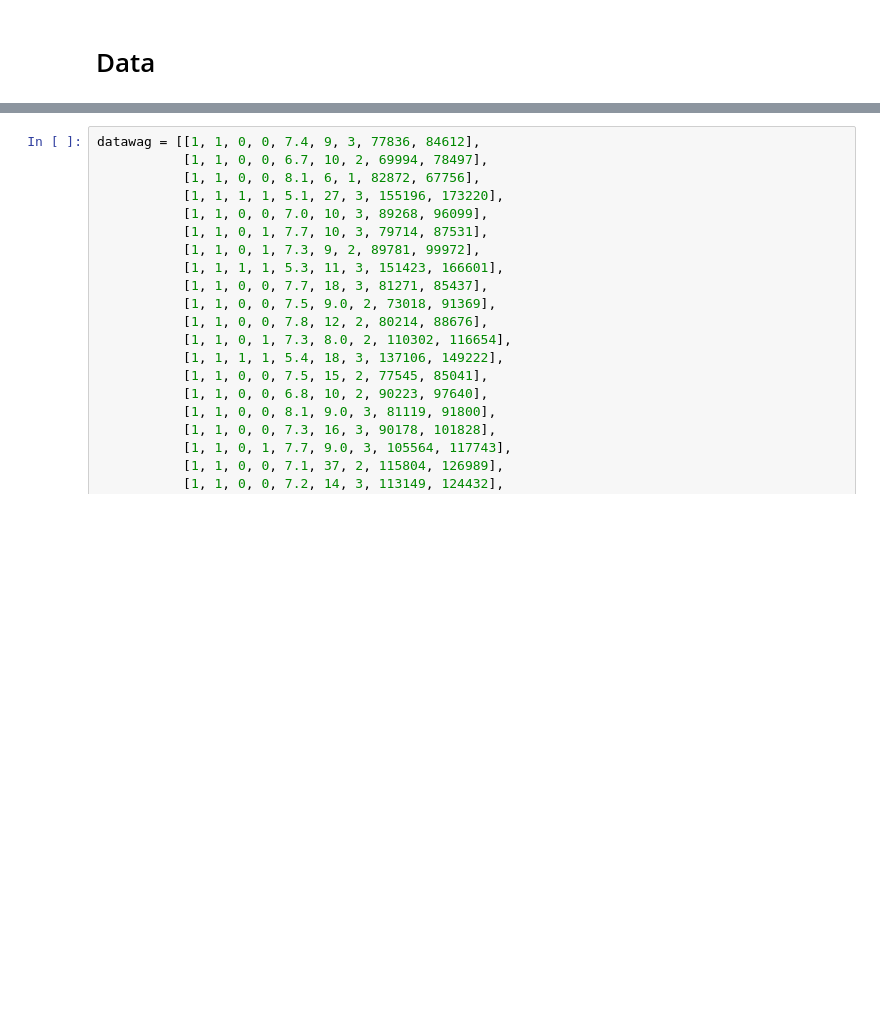
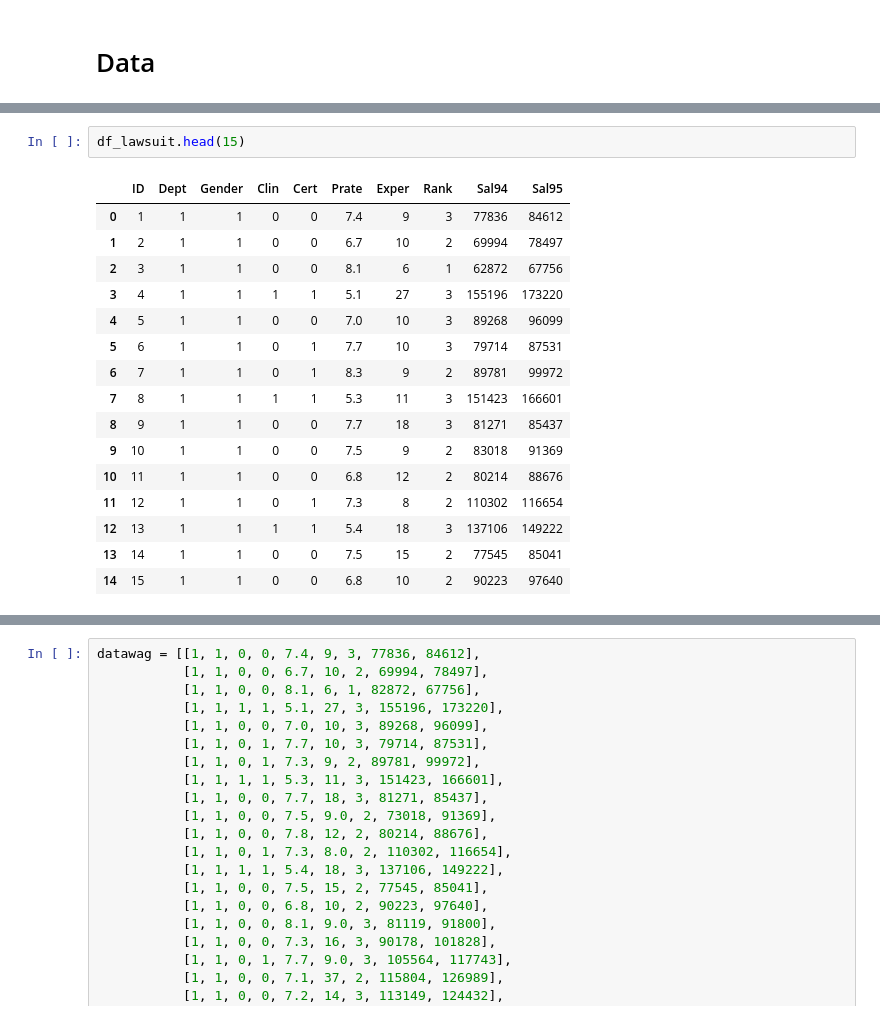
Before and after one commit to mertsami/aea-assign-final, a Jupyter notebook: AEA final assignment .ipynb, the cells around one changed output, grey strips where cells are left out. Saved outputs shown, nothing was run; the diff lists cells and outputs as text; blank space fills up the shorter version.

```diff
--- a/AEA final assignment .ipynb
+++ b/AEA final assignment .ipynb
@@ -310,0 +60,19 @@ id261 = [6, 0, 1, 1, 3.2, 5, 1, 244551, 265502]
+# %%
+df_lawsuit.head(15)
+# %% [output]
+|  | ID | Dept | Gender | Clin | Cert | Prate | Exper | Rank | Sal94 | Sal95 |
+| 0 | 1 | 1 | 1 | 0 | 0 | 7.4 | 9 | 3 | 77836 | 84612 |
+| 1 | 2 | 1 | 1 | 0 | 0 | 6.7 | 10 | 2 | 69994 | 78497 |
+| 2 | 3 | 1 | 1 | 0 | 0 | 8.1 | 6 | 1 | 62872 | 67756 |
+| 3 | 4 | 1 | 1 | 1 | 1 | 5.1 | 27 | 3 | 155196 | 173220 |
+| 4 | 5 | 1 | 1 | 0 | 0 | 7.0 | 10 | 3 | 89268 | 96099 |
+| 5 | 6 | 1 | 1 | 0 | 1 | 7.7 | 10 | 3 | 79714 | 87531 |
+| 6 | 7 | 1 | 1 | 0 | 1 | 8.3 | 9 | 2 | 89781 | 99972 |
+| 7 | 8 | 1 | 1 | 1 | 1 | 5.3 | 11 | 3 | 151423 | 166601 |
+| 8 | 9 | 1 | 1 | 0 | 0 | 7.7 | 18 | 3 | 81271 | 85437 |
+| 9 | 10 | 1 | 1 | 0 | 0 | 7.5 | 9 | 2 | 83018 | 91369 |
+| 10 | 11 | 1 | 1 | 0 | 0 | 6.8 | 12 | 2 | 80214 | 88676 |
+| 11 | 12 | 1 | 1 | 0 | 1 | 7.3 | 8 | 2 | 110302 | 116654 |
+| 12 | 13 | 1 | 1 | 1 | 1 | 5.4 | 18 | 3 | 137106 | 149222 |
+| 13 | 14 | 1 | 1 | 0 | 0 | 7.5 | 15 | 2 | 77545 | 85041 |
+| 14 | 15 | 1 | 1 | 0 | 0 | 6.8 | 10 | 2 | 90223 | 97640 |
```
Also changed, not shown: parts of 24 cells of this notebook.
